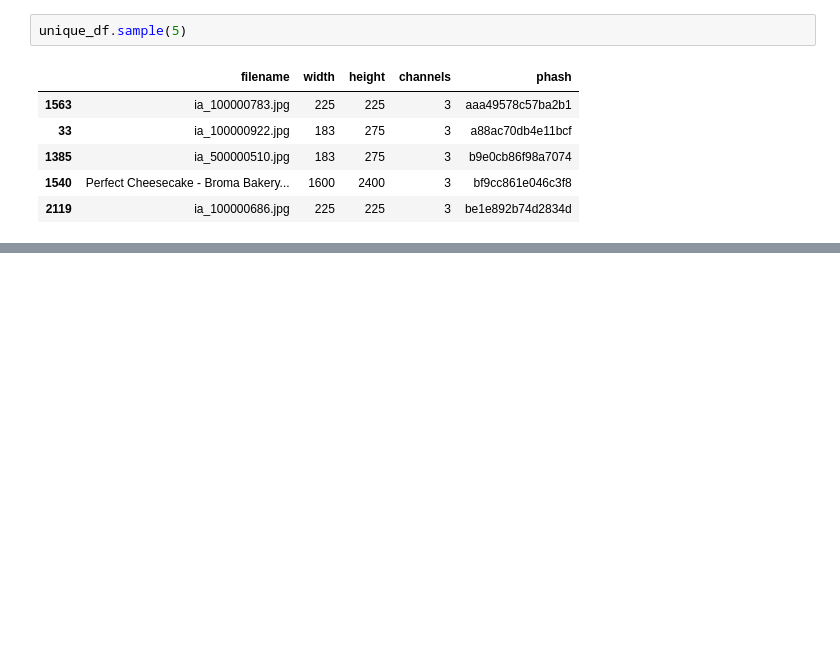
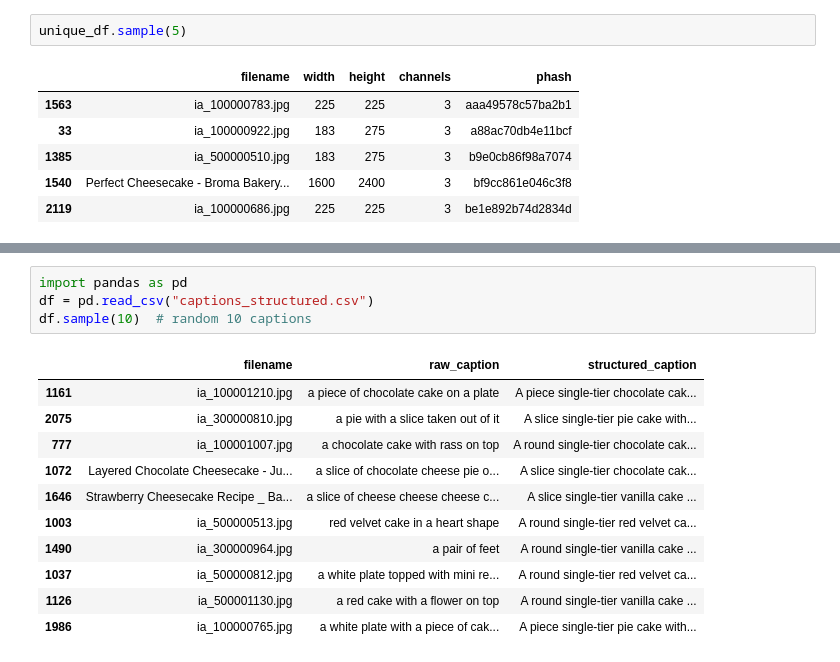
Before and after one commit to HaswanthVIT/BakeScape, a Jupyter notebook: BakeScape.ipynb, the cells around one changed output, grey strips where cells are left out. Cells and saved outputs as stored; diff of their text form; blank space fills up the shorter version.

```diff
--- a/BakeScape.ipynb
+++ b/BakeScape.ipynb
@@ -284,0 +405,16 @@ unique_df.sample(5)
+# %%
+import pandas as pd
+df = pd.read_csv("captions_structured.csv")
+df.sample(10)  # random 10 captions
+# %% [output]
+|  | filename | raw_caption | structured_caption |
+| 1161 | ia_100001210.jpg | a piece of chocolate cake on a plate | A piece single-tier chocolate cak... |
+| 2075 | ia_300000810.jpg | a pie with a slice taken out of it | A slice single-tier pie cake with... |
+| 777 | ia_100001007.jpg | a chocolate cake with rass on top | A round single-tier chocolate cak... |
+| 1072 | Layered Chocolate Cheesecake - Ju... | a slice of chocolate cheese pie o... | A slice single-tier chocolate cak... |
+| 1646 | Strawberry Cheesecake Recipe _ Ba... | a slice of cheese cheese cheese c... | A slice single-tier vanilla cake ... |
+| 1003 | ia_500000513.jpg | red velvet cake in a heart shape | A round single-tier red velvet ca... |
+| 1490 | ia_300000964.jpg | a pair of feet | A round single-tier vanilla cake ... |
+| 1037 | ia_500000812.jpg | a white plate topped with mini re... | A round single-tier red velvet ca... |
+| 1126 | ia_500001130.jpg | a red cake with a flower on top | A round single-tier vanilla cake ... |
+| 1986 | ia_100000765.jpg | a white plate with a piece of cak... | A piece single-tier pie cake with... |
```
Also changed, not shown: parts of 23 cells of this notebook.
